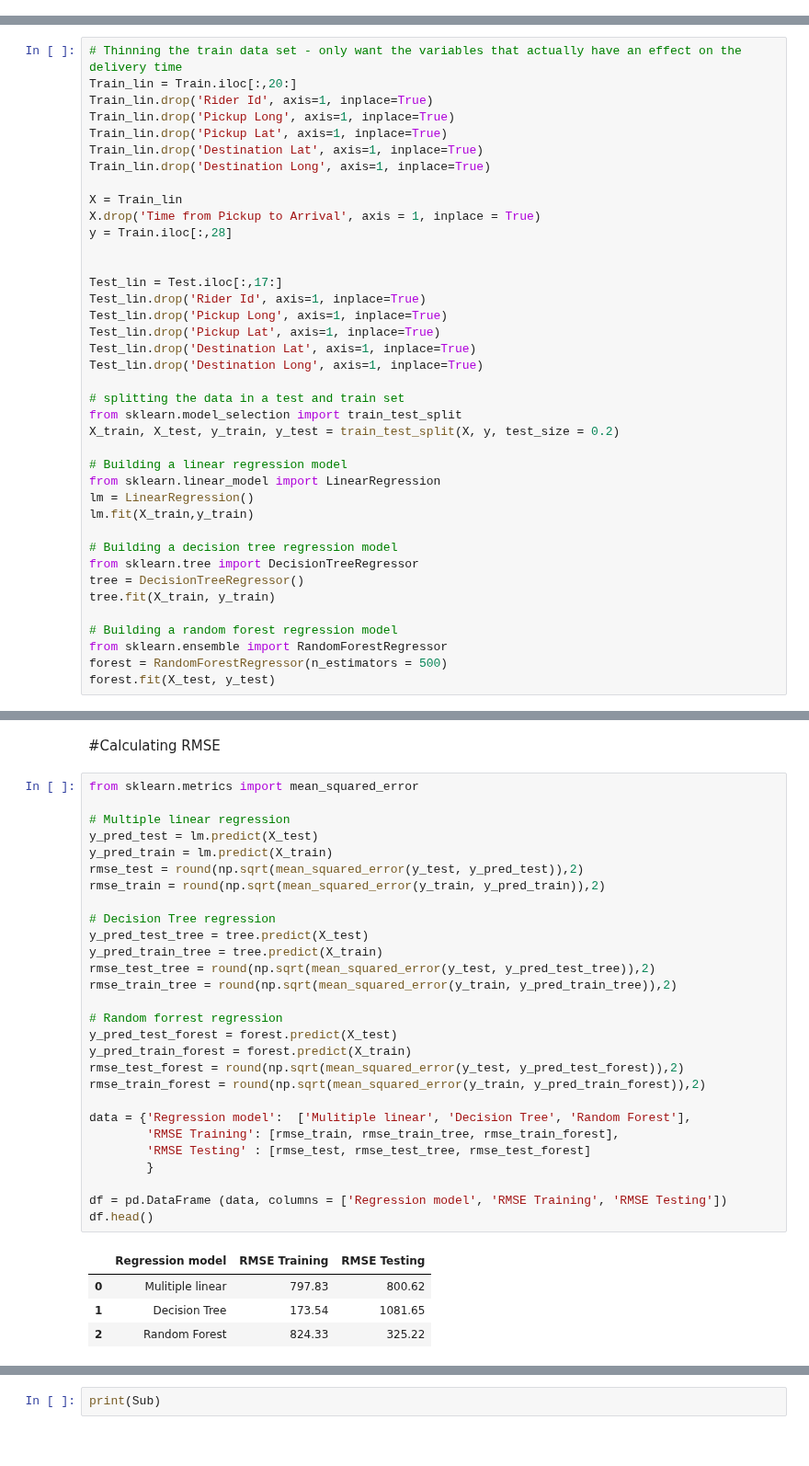
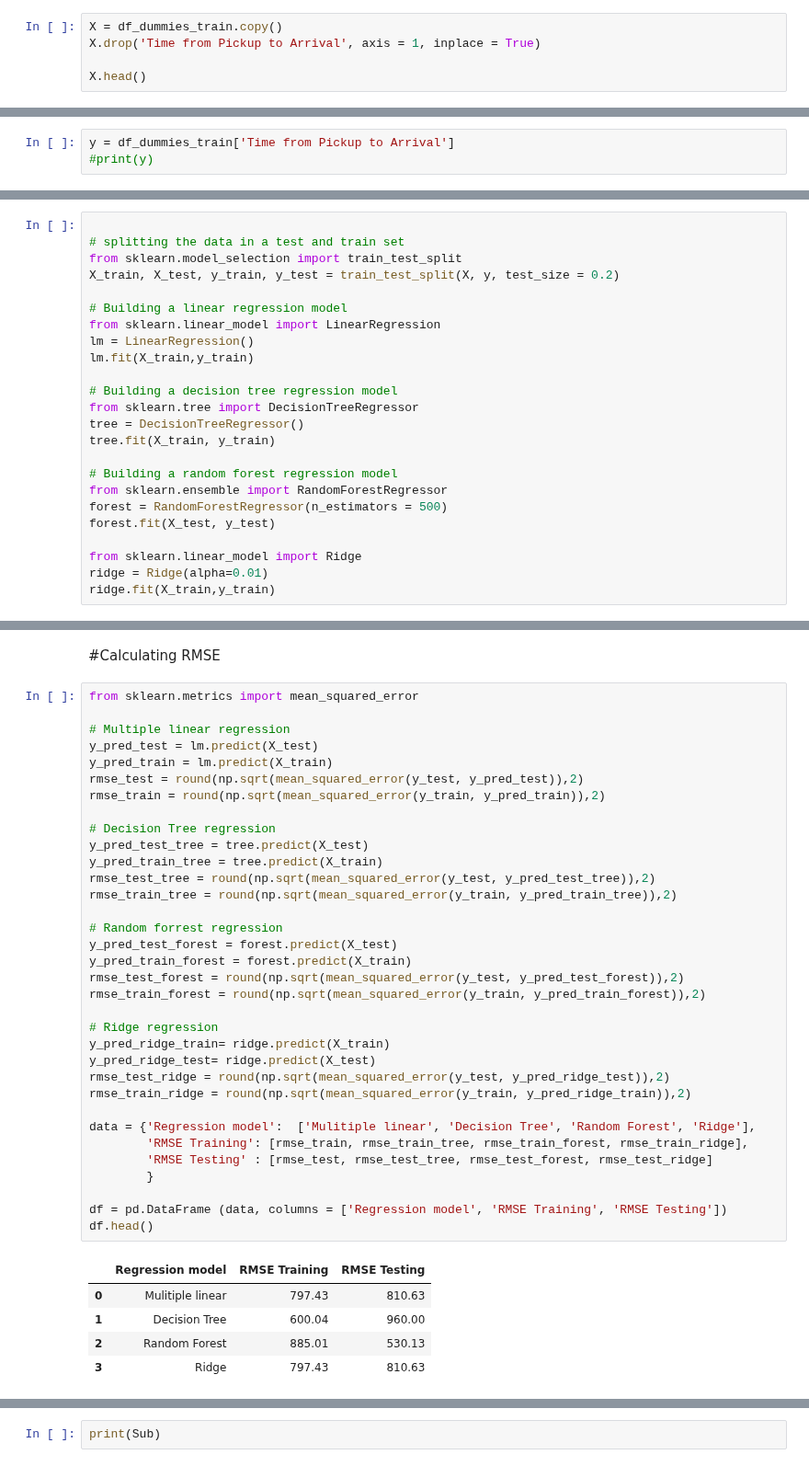
Before and after one commit to NicoleMeinie/Regression, a Jupyter notebook: Zindi.ipynb, the cells around one changed output, grey strips where cells are left out. Shown at 92% size. Drawn from its saved outputs; the diff is of its cells as text.

```diff
--- a/Zindi.ipynb
+++ b/Zindi.ipynb
@@ -240,0 +489,5 @@ Train.iloc[:,4].replace(dic, inplace=True) # use the dictionary to modify the pe
+# %%
+X = df_dummies_train.copy()
+X.drop('Time from Pickup to Arrival', axis = 1, inplace = True)
+
+X.head()
@@ -240,0 +501,3 @@ Train.iloc[:,4].replace(dic, inplace=True) # use the dictionary to modify the pe
+# %%
+y = df_dummies_train['Time from Pickup to Arrival']
+#print(y)
@@ -245,25 +517,6 @@ Train.iloc[:,4].replace(dic, inplace=True) # use the dictionary to modify the pe
 * Decision Tree Regression
 * Random Forest Regression
 # %%
-# Thinning the train data set - only want the variables that actually have an effect on the delivery time
-Train_lin = Train.iloc[:,20:]
-Train_lin.drop('Rider Id', axis=1, inplace=True)
-Train_lin.drop('Pickup Long', axis=1, inplace=True)
-Train_lin.drop('Pickup Lat', axis=1, inplace=True)
-Train_lin.drop('Destination Lat', axis=1, inplace=True)
-Train_lin.drop('Destination Long', axis=1, inplace=True)
-
-X = Train_lin
-X.drop('Time from Pickup to Arrival', axis = 1, inplace = True)
-y = Train.iloc[:,28]
-
-
-Test_lin = Test.iloc[:,17:]
-Test_lin.drop('Rider Id', axis=1, inplace=True)
-Test_lin.drop('Pickup Long', axis=1, inplace=True)
-Test_lin.drop('Pickup Lat', axis=1, inplace=True)
-Test_lin.drop('Destination Lat', axis=1, inplace=True)
-Test_lin.drop('Destination Long', axis=1, inplace=True)
 
 # splitting the data in a test and train set
 from sklearn.model_selection import train_test_split
@@ -283,4 +536,8 @@ tree.fit(X_train, y_train)
 from sklearn.ensemble import RandomForestRegressor
 forest = RandomForestRegressor(n_estimators = 500)
 forest.fit(X_test, y_test)
+
+from sklearn.linear_model import Ridge
+ridge = Ridge(alpha=0.01)
+ridge.fit(X_train,y_train)
 # %% [output]
@@ -296,34 +548,41 @@ RandomForestRegressor(bootstrap=True, ccp_alpha=0.0, criterion='mse',
 # %%
 from sklearn.metrics import mean_squared_error
 
 # Multiple linear regression
 y_pred_test = lm.predict(X_test)
 y_pred_train = lm.predict(X_train)
 rmse_test = round(np.sqrt(mean_squared_error(y_test, y_pred_test)),2)
 rmse_train = round(np.sqrt(mean_squared_error(y_train, y_pred_train)),2)
 
 # Decision Tree regression
 y_pred_test_tree = tree.predict(X_test)
 y_pred_train_tree = tree.predict(X_train)
 rmse_test_tree = round(np.sqrt(mean_squared_error(y_test, y_pred_test_tree)),2)
 rmse_train_tree = round(np.sqrt(mean_squared_error(y_train, y_pred_train_tree)),2)
 
 # Random forrest regression
 y_pred_test_forest = forest.predict(X_test)
 y_pred_train_forest = forest.predict(X_train)
 rmse_test_forest = round(np.sqrt(mean_squared_error(y_test, y_pred_test_forest)),2)
 rmse_train_forest = round(np.sqrt(mean_squared_error(y_train, y_pred_train_forest)),2)
 
-data = {'Regression model':  ['Mulitiple linear', 'Decision Tree', 'Random Forest'],
-        'RMSE Training': [rmse_train, rmse_train_tree, rmse_train_forest],
-        'RMSE Testing' : [rmse_test, rmse_test_tree, rmse_test_forest]
+# Ridge regression
+y_pred_ridge_train= ridge.predict(X_train)
+y_pred_ridge_test= ridge.predict(X_test)
+rmse_test_ridge = round(np.sqrt(mean_squared_error(y_test, y_pred_ridge_test)),2)
+rmse_train_ridge = round(np.sqrt(mean_squared_error(y_train, y_pred_ridge_train)),2)
+
+data = {'Regression model':  ['Mulitiple linear', 'Decision Tree', 'Random Forest', 'Ridge'],
+        'RMSE Training': [rmse_train, rmse_train_tree, rmse_train_forest, rmse_train_ridge],
+        'RMSE Testing' : [rmse_test, rmse_test_tree, rmse_test_forest, rmse_test_ridge]
         }
 
 df = pd.DataFrame (data, columns = ['Regression model', 'RMSE Training', 'RMSE Testing'])
 df.head()
 # %% [output]
 |  | Regression model | RMSE Training | RMSE Testing |
-| 0 | Mulitiple linear | 797.83 | 800.62 |
-| 1 | Decision Tree | 173.54 | 1081.65 |
-| 2 | Random Forest | 824.33 | 325.22 |
+| 0 | Mulitiple linear | 797.43 | 810.63 |
+| 1 | Decision Tree | 600.04 | 960.00 |
+| 2 | Random Forest | 885.01 | 530.13 |
+| 3 | Ridge | 797.43 | 810.63 |
 # %%
```
Also changed, not shown: parts of 47 cells of this notebook.
